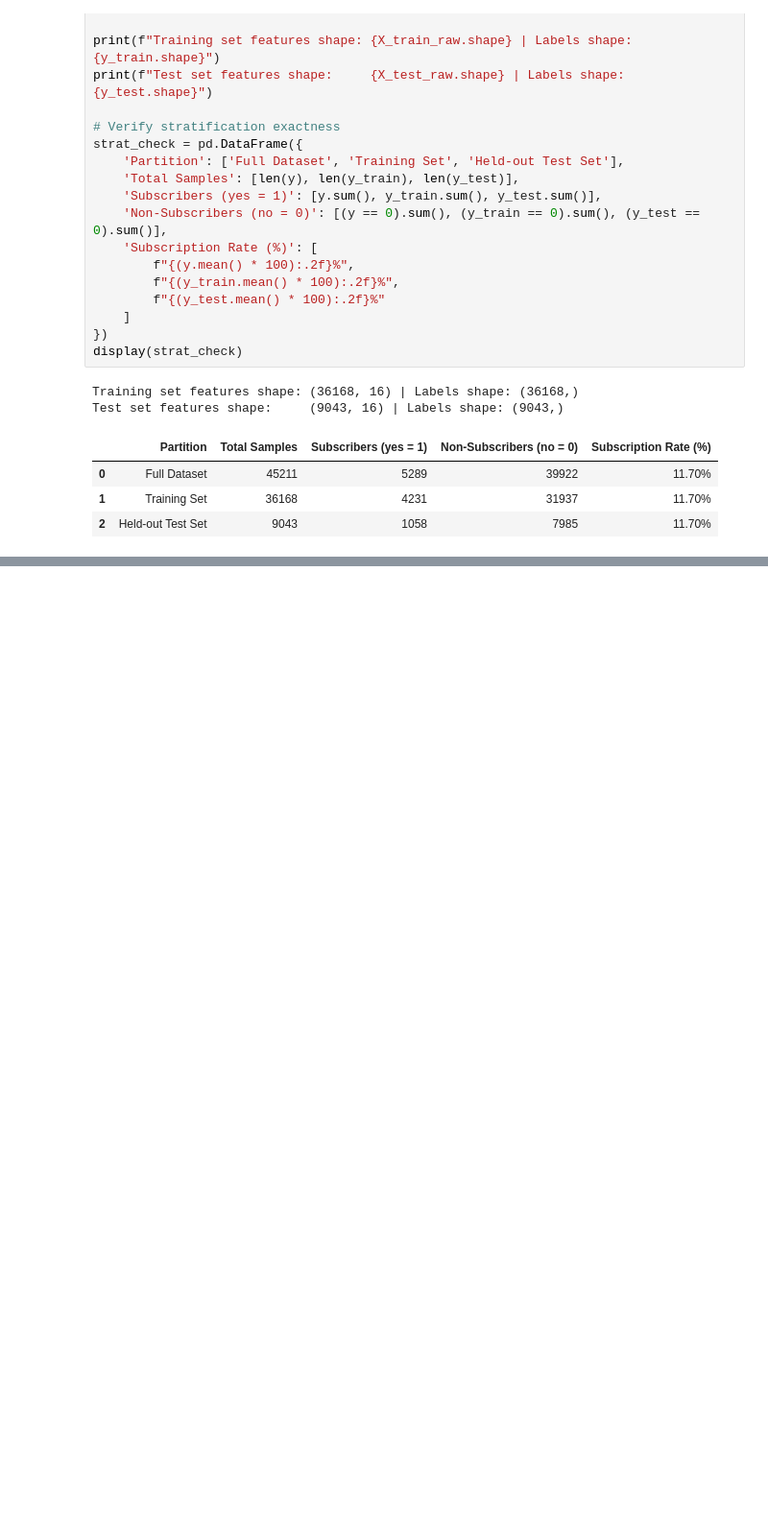
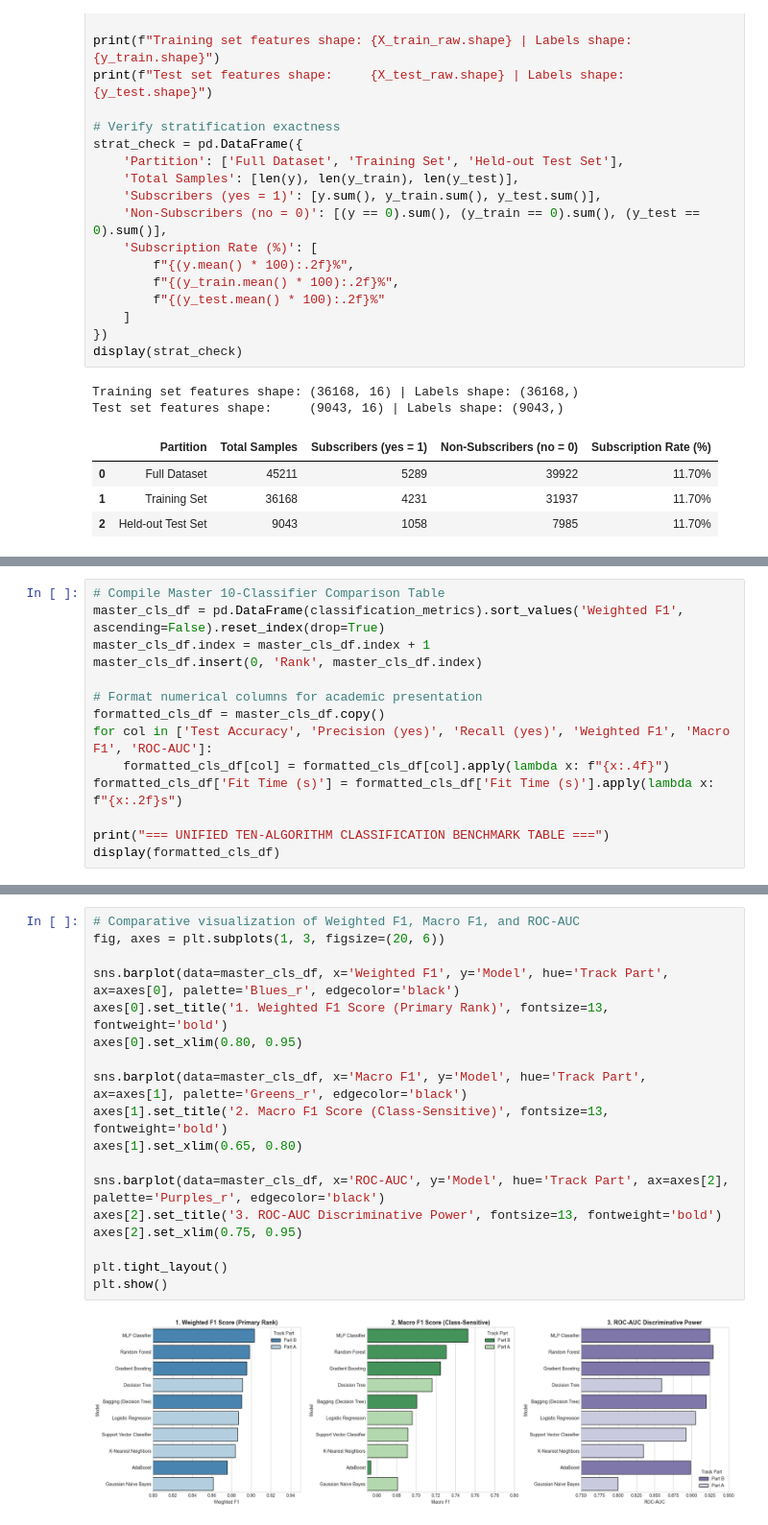
Before and after one commit to Ne-Ran/Machine-Learning-Capstone-Project, a Jupyter notebook: notebooks/classification.ipynb, the cells around one changed output, grey strips where cells are left out. Shown at 96% size. Saved outputs shown, nothing was run; the diff lists cells and outputs as text; blank space fills up the shorter version.

Commit message:
feat: complete classification part b 10-model benchmark tuning and pipeline artifact

```diff
--- a/notebooks/classification.ipynb
+++ b/notebooks/classification.ipynb
@@ -1178,0 +839,14 @@ In Review 2, the classification track will be extended with:
+# %%
+# Compile Master 10-Classifier Comparison Table
+master_cls_df = pd.DataFrame(classification_metrics).sort_values('Weighted F1', ascending=False).reset_index(drop=True)
+master_cls_df.index = master_cls_df.index + 1
+master_cls_df.insert(0, 'Rank', master_cls_df.index)
+
+# Format numerical columns for academic presentation
+formatted_cls_df = master_cls_df.copy()
+for col in ['Test Accuracy', 'Precision (yes)', 'Recall (yes)', 'Weighted F1', 'Macro F1', 'ROC-AUC']:
+    formatted_cls_df[col] = formatted_cls_df[col].apply(lambda x: f"{x:.4f}")
+formatted_cls_df['Fit Time (s)'] = formatted_cls_df['Fit Time (s)'].apply(lambda x: f"{x:.2f}s")
+
+print("=== UNIFIED TEN-ALGORITHM CLASSIFICATION BENCHMARK TABLE ===")
+display(formatted_cls_df)
@@ -1178,0 +866,20 @@ In Review 2, the classification track will be extended with:
+# %%
+# Comparative visualization of Weighted F1, Macro F1, and ROC-AUC
+fig, axes = plt.subplots(1, 3, figsize=(20, 6))
+
+sns.barplot(data=master_cls_df, x='Weighted F1', y='Model', hue='Track Part', ax=axes[0], palette='Blues_r', edgecolor='black')
+axes[0].set_title('1. Weighted F1 Score (Primary Rank)', fontsize=13, fontweight='bold')
+axes[0].set_xlim(0.80, 0.95)
+
+sns.barplot(data=master_cls_df, x='Macro F1', y='Model', hue='Track Part', ax=axes[1], palette='Greens_r', edgecolor='black')
+axes[1].set_title('2. Macro F1 Score (Class-Sensitive)', fontsize=13, fontweight='bold')
+axes[1].set_xlim(0.65, 0.80)
+
+sns.barplot(data=master_cls_df, x='ROC-AUC', y='Model', hue='Track Part', ax=axes[2], palette='Purples_r', edgecolor='black')
+axes[2].set_title('3. ROC-AUC Discriminative Power', fontsize=13, fontweight='bold')
+axes[2].set_xlim(0.75, 0.95)
+
+plt.tight_layout()
+plt.show()
+# %% [output]
+[figure, added]
```
Also changed, not shown: parts of 44 cells of this notebook, 1 other file.
